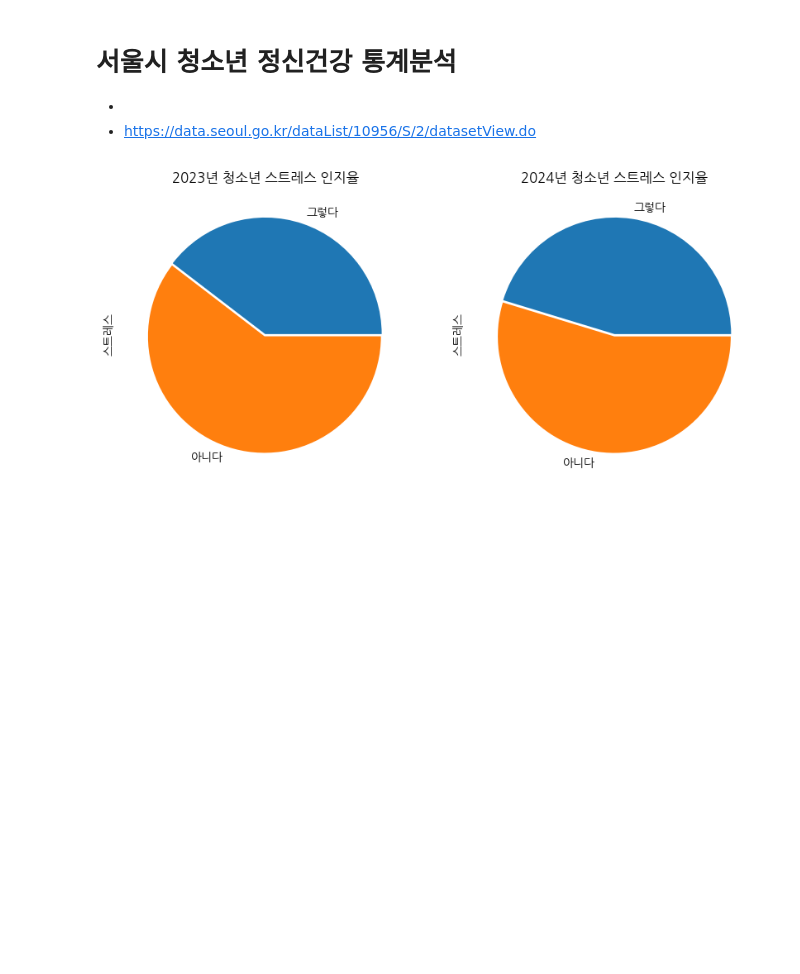
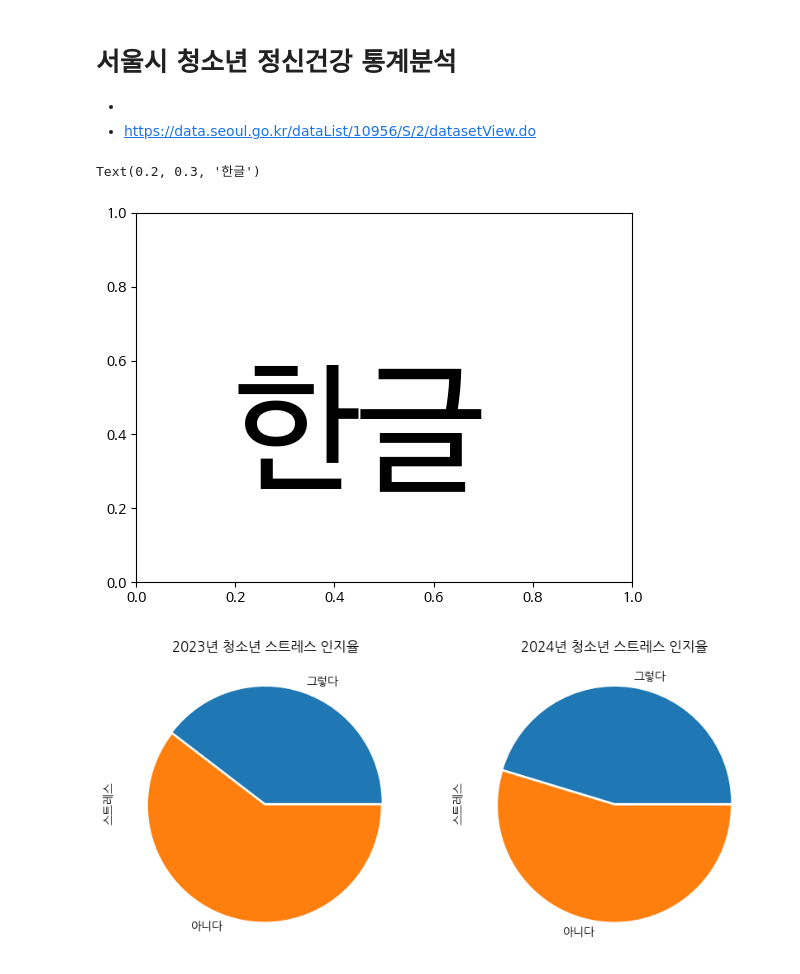
Before and after one commit to 2sseong/python, a Jupyter notebook: py11_청소년정신건강분석.ipynb, the cells around one changed output. Drawn from its saved outputs; the diff is of its cells as text; code cells hidden in the pictures; blank space fills up the shorter version.

```diff
--- a/py11_청소년정신건강분석.ipynb
+++ b/py11_청소년정신건강분석.ipynb
@@ -42,10 +42,17 @@ fontlist = fm.findSystemFonts(fontpaths=None, fontext = 'ttf')
 # fontlist
 # %%
 #윈도우용 폰트 경로 설정
-path = 'C:\\Windows\\Fonts\\NanumGothicLight.otf'
-font_name = fm.FontProperties(fname=path).get_name()
-rc('font',family = font_name)
+# path = 'C:\\Windows\\Fonts\\NanumGothicLight.otf'
+# font_name = fm.FontProperties(fname=path).get_name()
+# rc('font',family = font_name)
 # plt.text(0.3,0.3,'한글',size=100)
+
+#리눅스용 폰트 경로 설정
+plt.rc('font',family="NanumBarunGothic")
+plt.text(0.2,0.3,'한글',size=100)
+# %% [output]
+Text(0.2, 0.3, '한글')
+[figure, added]
 # %%
 fig, ax = plt.subplots(1,2,figsize=(10,8))
 ori['스트레스'].astype(float).plot.pie(explode = [0,0.02],ax=ax[1],title ='2024년 청소년 스트레스 인지율')
```
Also changed, not shown: 11 other files.
